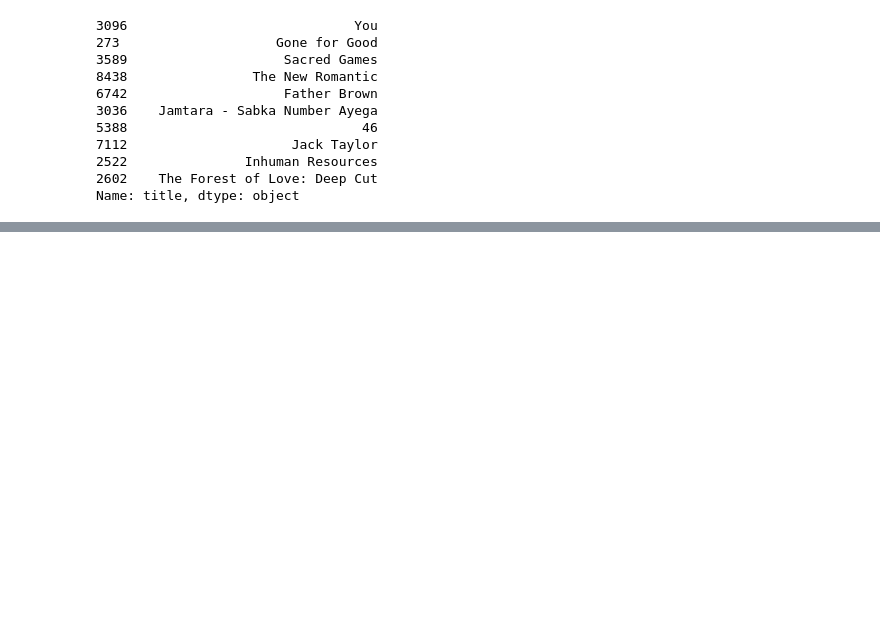
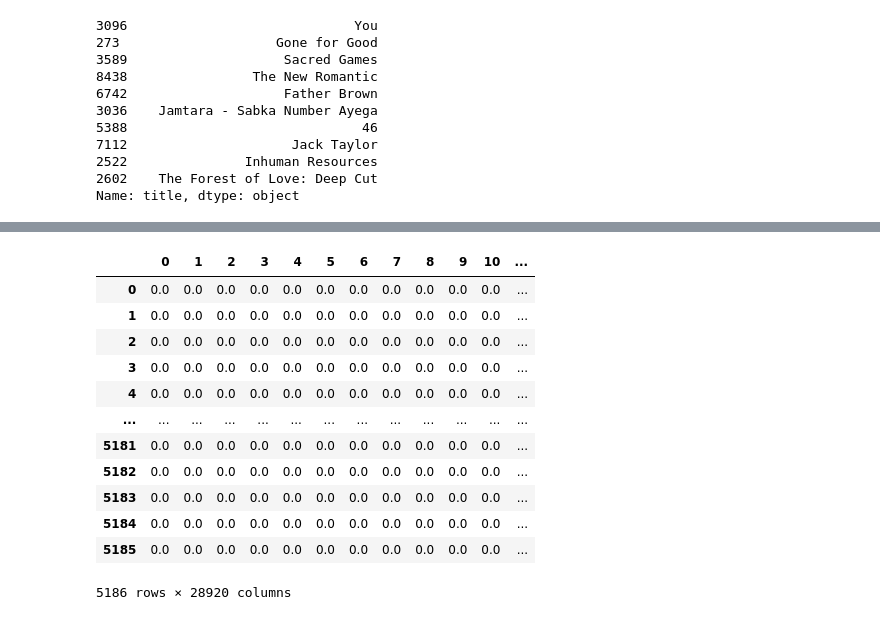
Before and after one commit to Tehilag37/Netflix_Data_Science, a Jupyter notebook: Netflix_data.ipynb, the cells around one changed output, grey strips where cells are left out. Drawn from its saved outputs; the diff is of its cells as text; code cells hidden in the pictures; blank space fills up the shorter version.

```diff
--- a/Netflix_data.ipynb
+++ b/Netflix_data.ipynb
@@ -1248,15 +1208,0 @@ data[['text', 'label']].head()
-# %%
-# Let's begin by checking the word length of show descriptions so that
-# we can trim and pad the texts to the same length for easy processing in the
-#future steps.
-def get_wordlen(x):
-    return len(x.split())
-
-data['len'] = data.text.apply(get_wordlen)
-data['len'].plot(kind='hist')
-plt.title('histogram of show description word length')
-plt.xlabel('word length')
-plt.show()
-for i in np.arange(0.9,1,0.01):
-    p = data.len.quantile(i)
-    print(f'word length at {int(i*100)} percentile:',p)
@@ -1504,18 +1208,0 @@ fig.show()
-# %%
-# Below are some samples from the test dataset which has not been seen by our
-# model till now. Let's see how the model performs on these samples.
-y_pred = (mlp.predict(X_test_pooled_output)>0.5)*1
-acc = [accuracy_score(i,j) for i,j in zip(y_pred, y_test)]
-idx = np.argsort(acc)[::-1]
-def show(i):
-    print(f'movie: {X_test.title.values[i]}')
-    print(f'description: {X_test.text.values[i]}')
-    y_act_idx = unique[np.where(y_test_output[i]==1)]
-    y_pred_idx = unique[np.where(y_pred[i]==1)]
-    print(f'metric score: {acc[i]}')
-    print(f'actual genre: {y_act_idx}')
-    print(f'predicted genre: {y_pred_idx}')
-    print('\n', '*'*50, '\n')
-
-for i in idx[:10]:
-    show(i)
@@ -1545,0 +1213,2 @@ fig.show()
+# %%
+factors=netflix.copy()
@@ -1545,0 +1218,3 @@ fig.show()
+# %%
+movies = factors[factors['type'] == 'Movie'].reset_index()
+movies = movies.drop(['index', 'show_id', 'type', 'date_added', 'release_year', 'duration', 'description'], axis=1)
@@ -1545,0 +1351,17 @@ fig.show()
+# %%
+binary = pd.concat([binary_actors, binary_directors, binary_countries, binary_genres], axis=1,ignore_index=True)
+binary
+# %% [output]
+|  | 0 | 1 | 2 | 3 | 4 | 5 | 6 | 7 | 8 | 9 | 10 | ... |
+| 0 | 0.0 | 0.0 | 0.0 | 0.0 | 0.0 | 0.0 | 0.0 | 0.0 | 0.0 | 0.0 | 0.0 | ... |
+| 1 | 0.0 | 0.0 | 0.0 | 0.0 | 0.0 | 0.0 | 0.0 | 0.0 | 0.0 | 0.0 | 0.0 | ... |
+| 2 | 0.0 | 0.0 | 0.0 | 0.0 | 0.0 | 0.0 | 0.0 | 0.0 | 0.0 | 0.0 | 0.0 | ... |
+| 3 | 0.0 | 0.0 | 0.0 | 0.0 | 0.0 | 0.0 | 0.0 | 0.0 | 0.0 | 0.0 | 0.0 | ... |
+| 4 | 0.0 | 0.0 | 0.0 | 0.0 | 0.0 | 0.0 | 0.0 | 0.0 | 0.0 | 0.0 | 0.0 | ... |
+| ... | ... | ... | ... | ... | ... | ... | ... | ... | ... | ... | ... | ... |
+| 5181 | 0.0 | 0.0 | 0.0 | 0.0 | 0.0 | 0.0 | 0.0 | 0.0 | 0.0 | 0.0 | 0.0 | ... |
+| 5182 | 0.0 | 0.0 | 0.0 | 0.0 | 0.0 | 0.0 | 0.0 | 0.0 | 0.0 | 0.0 | 0.0 | ... |
+| 5183 | 0.0 | 0.0 | 0.0 | 0.0 | 0.0 | 0.0 | 0.0 | 0.0 | 0.0 | 0.0 | 0.0 | ... |
+| 5184 | 0.0 | 0.0 | 0.0 | 0.0 | 0.0 | 0.0 | 0.0 | 0.0 | 0.0 | 0.0 | 0.0 | ... |
+| 5185 | 0.0 | 0.0 | 0.0 | 0.0 | 0.0 | 0.0 | 0.0 | 0.0 | 0.0 | 0.0 | 0.0 | ... |
+5186 rows × 28920 columns
```
Also changed, not shown: parts of 63 cells of this notebook.
